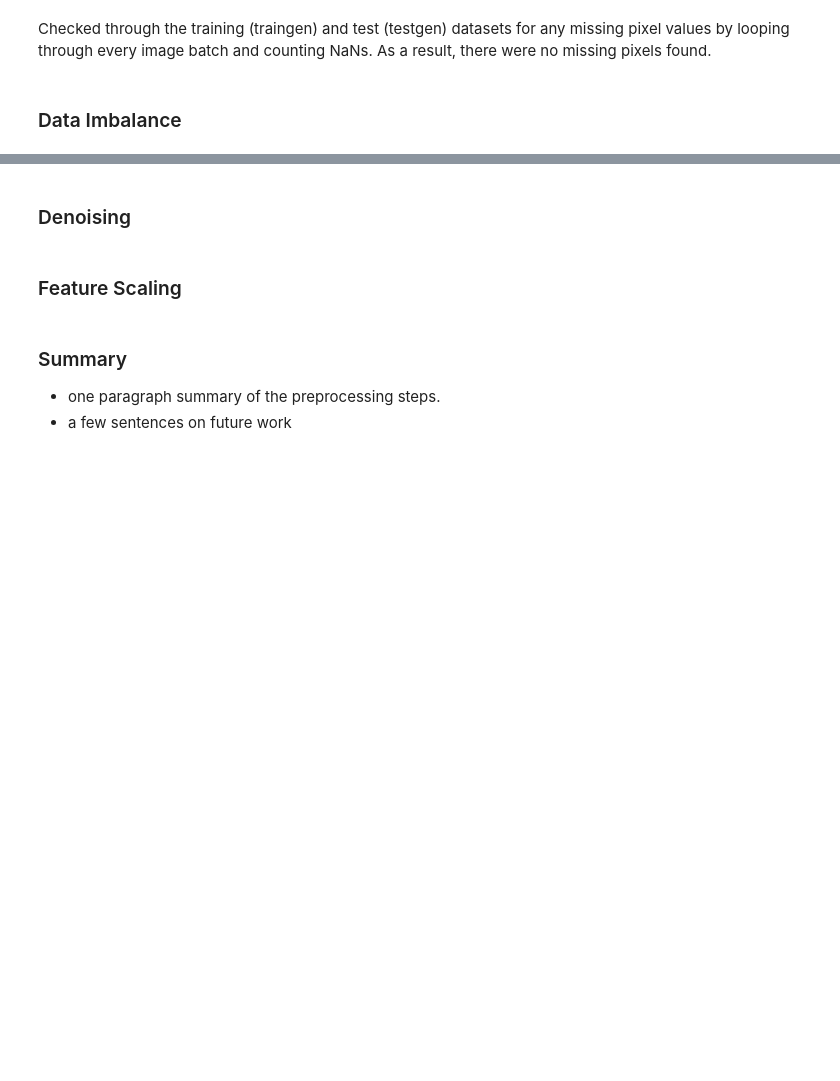
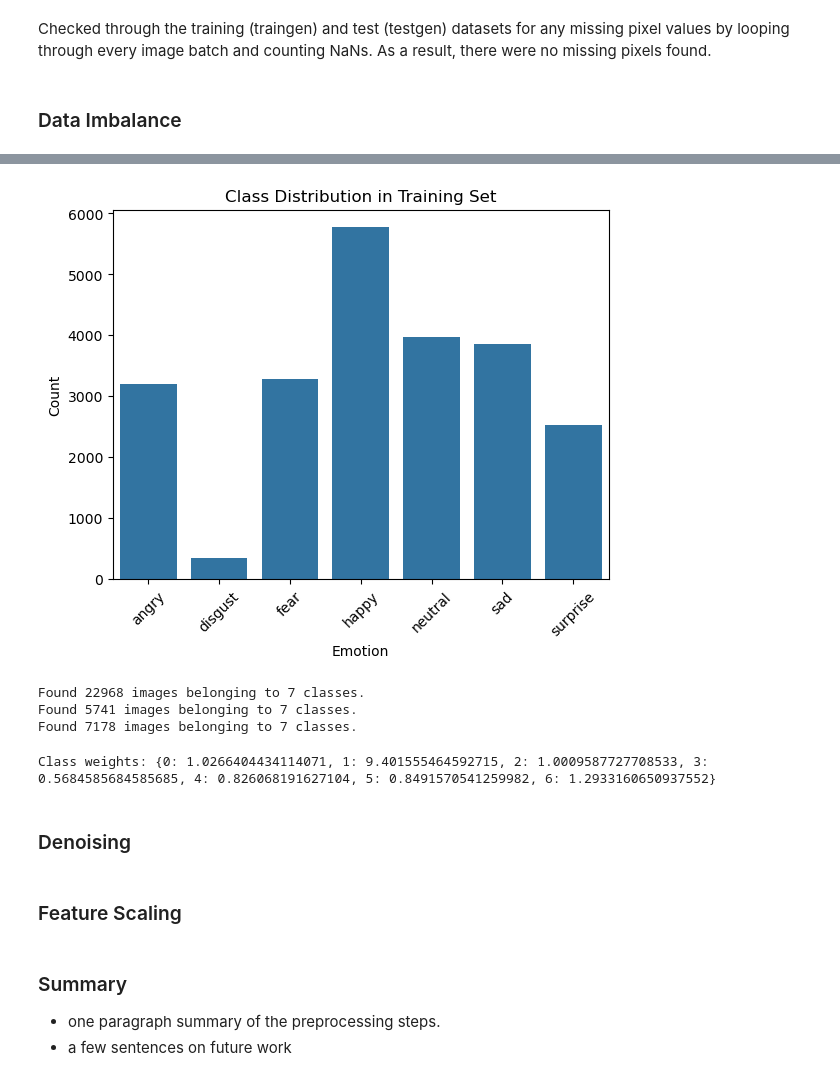
Before and after one commit to kayleeisokay/cs109b-final-project, a Jupyter notebook: MS2.ipynb, the cells around one changed output, grey strips where cells are left out. Cells and saved outputs as stored; diff of their text form; code cells hidden in the pictures; blank space fills up the shorter version.

Commit message:
Updated class imbalance section

```diff
--- a/MS2.ipynb
+++ b/MS2.ipynb
@@ -309 +336,17 @@ Checked through the training (traingen) and test (testgen) datasets for any miss
 # - Few sentences explaining approach and results
+# %%
+# Check if there is class imbalance
+# Get class labels from traingen (not just a batch but all)
+labels = traingen.classes
+class_indices = traingen.class_indices
+class_labels = {v: k for k, v in class_indices.items()}
+
+label_names = [class_labels[label] for label in labels]
+sns.countplot(x=label_names, order=sorted(set(label_names)))
+plt.title("Class Distribution in Training Set")
+plt.xlabel("Emotion")
+plt.ylabel("Count")
+plt.xticks(rotation=45)
+plt.show()
+# %% [output]
+[figure, added]
@@ -310,3 +368,48 @@ Checked through the training (traingen) and test (testgen) datasets for any miss
+# %%
+# Update the generator
+traingen = train_datagen.flow_from_directory(
+    DATA_DIR + "/train",
+    target_size=target_size,
+    batch_size=batch_size,
+    class_mode="sparse",
+    color_mode="grayscale",
+)
+
+valgen = val_test_datagen.flow_from_directory(
+    DATA_DIR + "/validation",
+    target_size=target_size,
+    batch_size=batch_size,
+    class_mode="sparse",
+    color_mode="grayscale",
+)
+
+testgen = val_test_datagen.flow_from_directory(
+    DATA_DIR + "/test",
+    target_size=target_size,
+    batch_size=batch_size,
+    shuffle=False,
+    class_mode="sparse",
+    color_mode="grayscale",
+)
+# %% [output]
+Found 22968 images belonging to 7 classes.
+Found 5741 images belonging to 7 classes.
+Found 7178 images belonging to 7 classes.
+# %%
+# Add class weight
+from sklearn.utils.class_weight import compute_class_weight # we could move this up
+
+labels = traingen.classes
+class_weights = compute_class_weight(
+    class_weight="balanced",
+    classes=np.unique(labels),
+    y=labels
+)
+class_weights_dict = dict(enumerate(class_weights))
+
+print("Class weights:", class_weights_dict) # we could use this class_weight when we fit the model
+# %% [output]
+Class weights: {0: 1.0266404434114071, 1: 9.401555464592715, 2: 1.0009587727708533, 3: 0.5684585684585685, 4: 0.826068191627104, 5: 0.8491570541259982, 6: 1.2933160650937552}
 # %% [markdown]
 ### Denoising
 # %%
```
Also changed, not shown: parts of 8 cells of this notebook.
